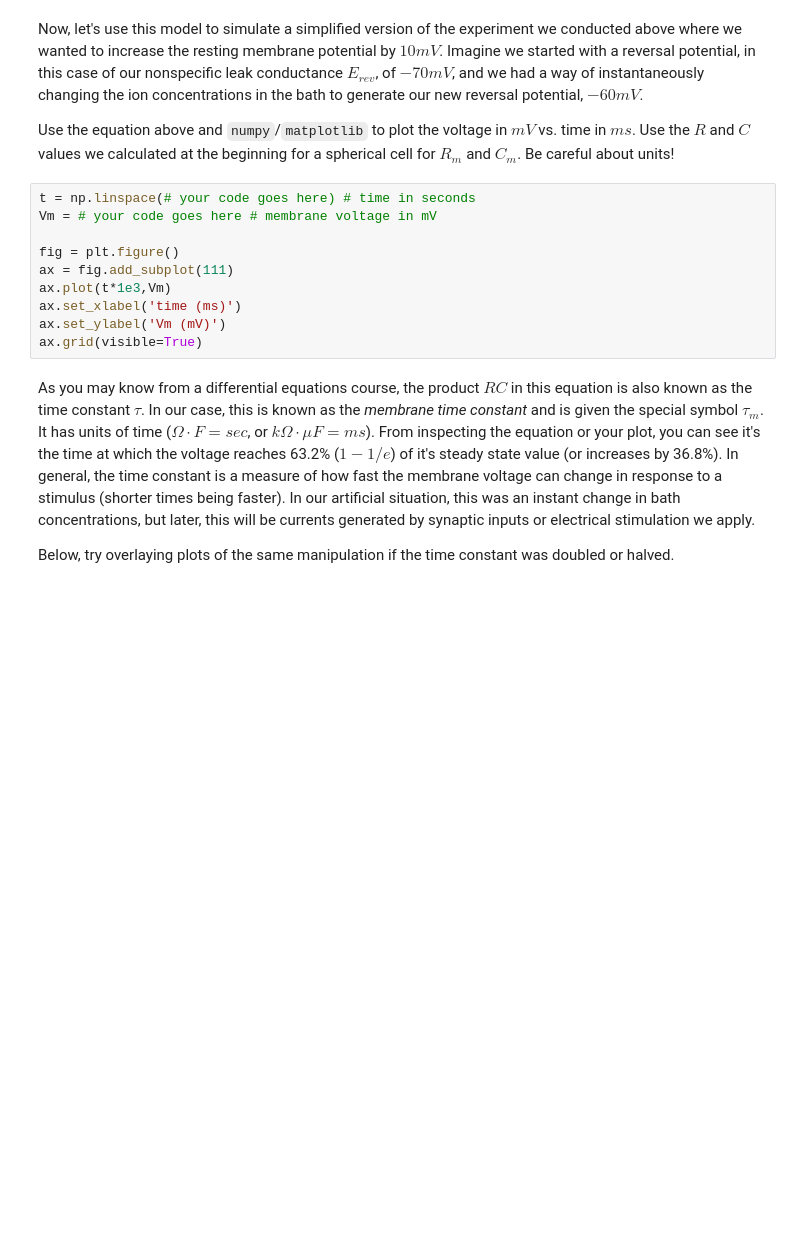
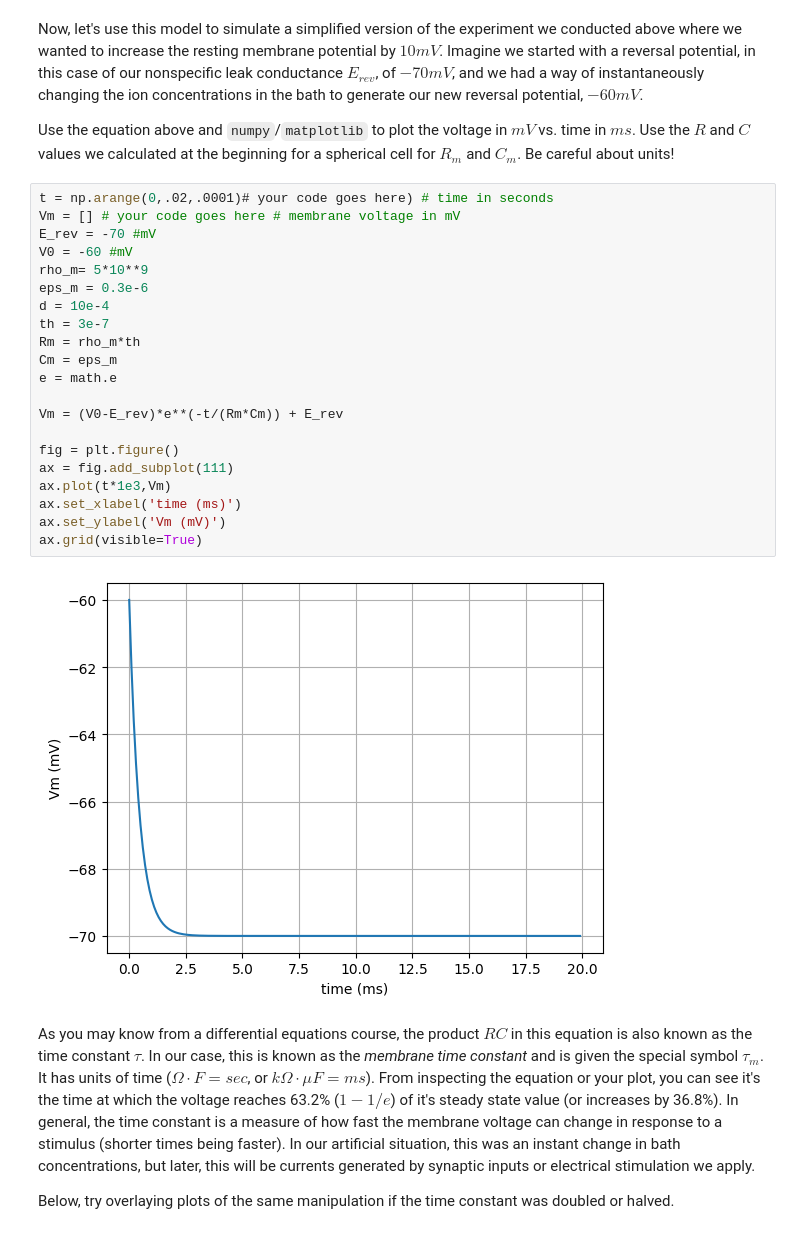
Before and after one commit to Bouncy0Knight/Exercise3, a Jupyter notebook: CompModNervSys_exercise3.ipynb, the cells around one changed output. Drawn from its saved outputs; the diff is of its cells as text; blank space fills up the shorter version.

```diff
--- a/CompModNervSys_exercise3.ipynb
+++ b/CompModNervSys_exercise3.ipynb
@@ -228,15 +226,28 @@ Now, let's use this model to simulate a simplified version of the experiment we
 
 Use the equation above and `numpy`/`matplotlib` to plot the voltage in $mV$ vs. time in $ms$. Use the $R$ and $C$ values we calculated at the beginning for a spherical cell for $R_{m}$ and $C_{m}$. Be careful about units!
 # %%
-t = np.linspace(# your code goes here) # time in seconds
-Vm = # your code goes here # membrane voltage in mV
+t = np.arange(0,.02,.0001)# your code goes here) # time in seconds
+Vm = [] # your code goes here # membrane voltage in mV
+E_rev = -70 #mV
+V0 = -60 #mV
+rho_m= 5*10**9
+eps_m = 0.3e-6
+d = 10e-4
+th = 3e-7
+Rm = rho_m*th
+Cm = eps_m
+e = math.e
+
+Vm = (V0-E_rev)*e**(-t/(Rm*Cm)) + E_rev
 
 fig = plt.figure()
 ax = fig.add_subplot(111)
 ax.plot(t*1e3,Vm)
 ax.set_xlabel('time (ms)')
 ax.set_ylabel('Vm (mV)')
 ax.grid(visible=True)
+# %% [output]
+[figure, added]
 # %% [markdown]
 As you may know from a differential equations course, the product $RC$ in this equation is also known as the time constant $\tau$. In our case, this is known as the *membrane time constant* and is given the special symbol $\tau_{m}$. It has units of time ($\Omega \cdot F = sec$, or $k\Omega \cdot \mu F = ms$). From inspecting the equation or your plot, you can see it's the time at which the voltage reaches 63.2% ($1-1/e$) of it's steady state value (or increases by 36.8%). In general, the time constant is a measure of how fast the membrane voltage can change in response to a stimulus (shorter times being faster). In our artificial situation, this was an instant change in bath concentrations, but later, this will be currents generated by synaptic inputs or electrical stimulation we apply.
 
```
Also changed, not shown: parts of 8 cells of this notebook.
